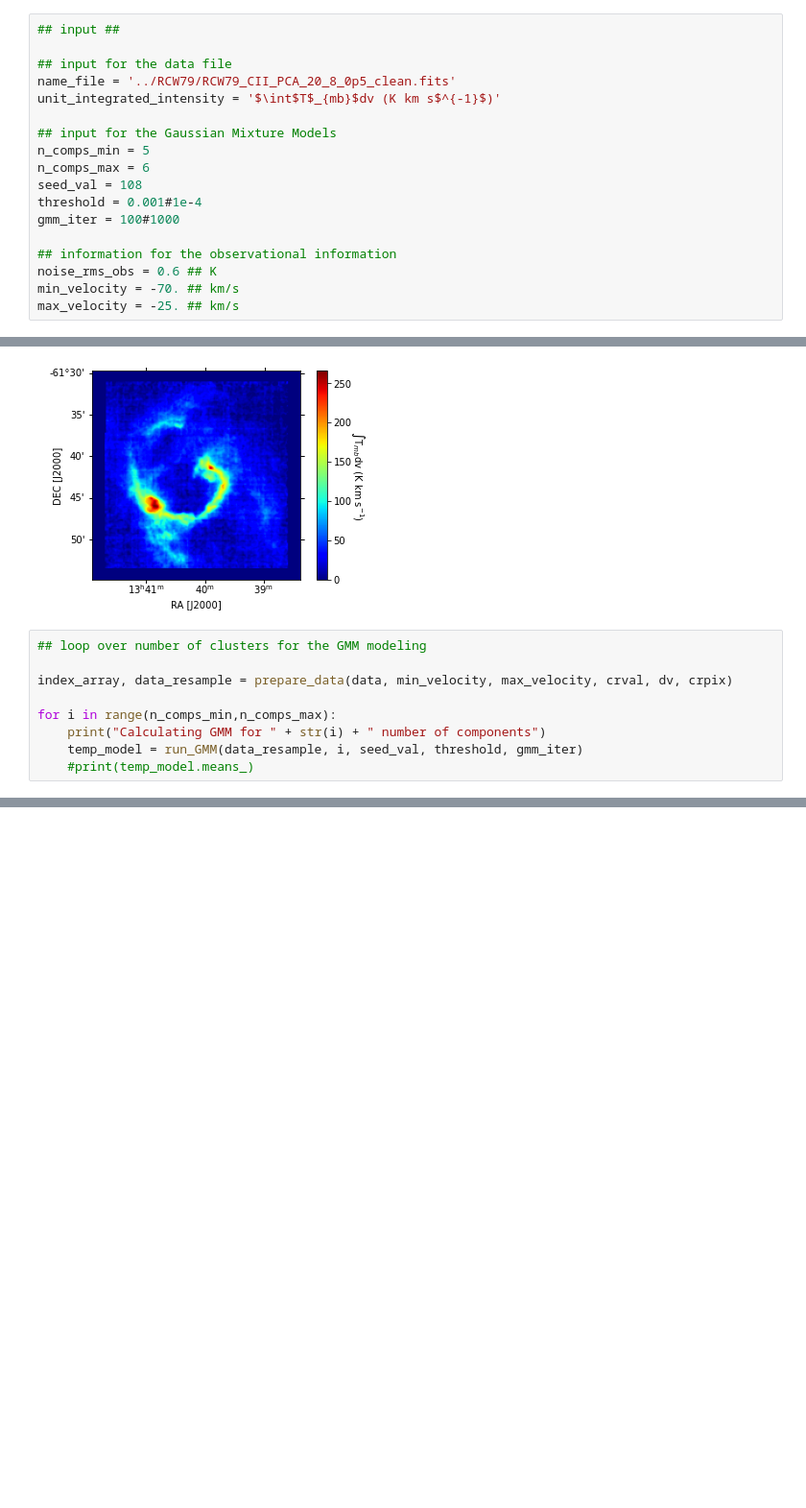
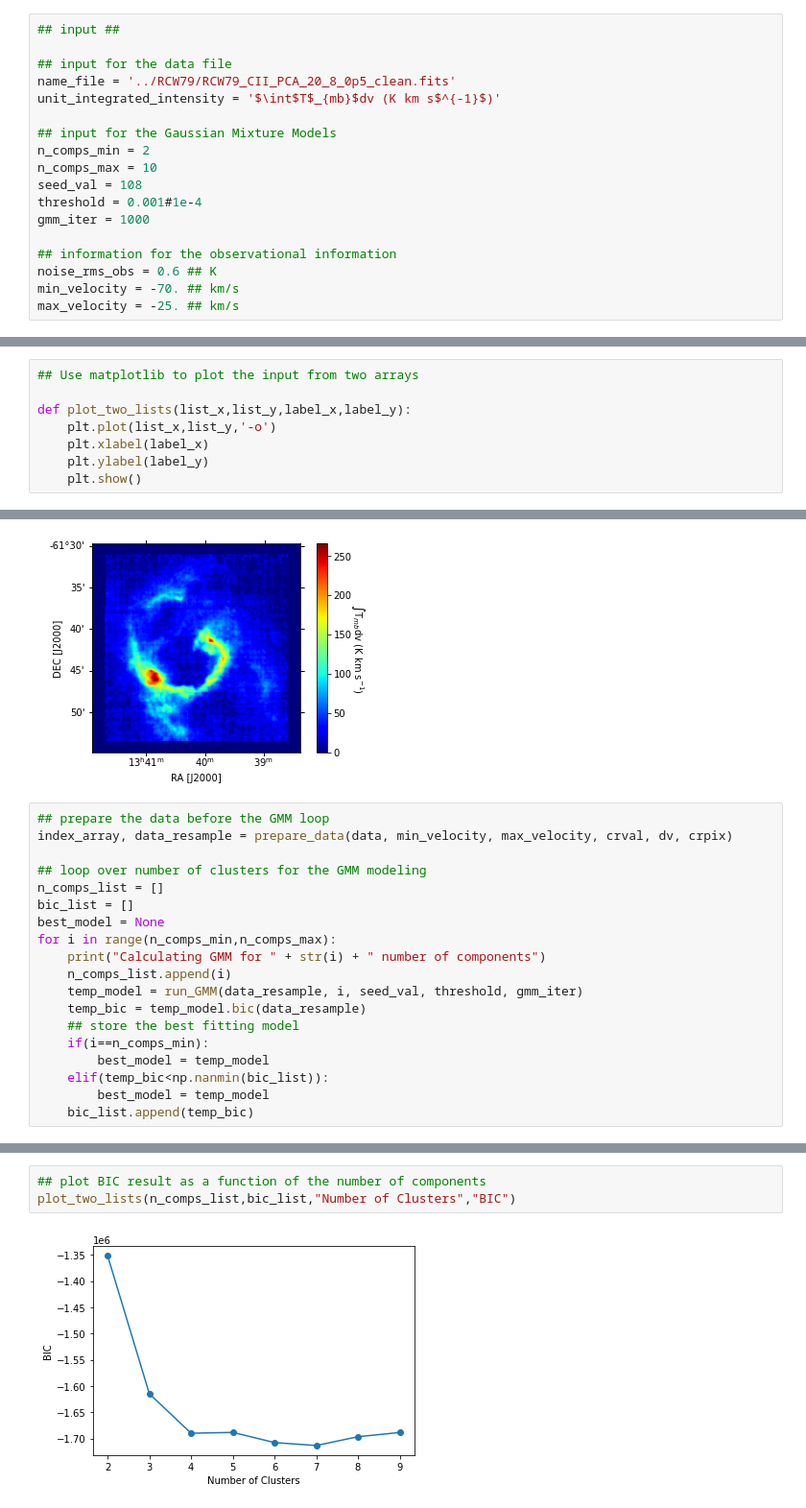
Before and after one commit to lmlb-astro/GMM, a Jupyter notebook: run_GMM_onSpectra_hyperImage.ipynb, the cells around one changed output, grey strips where cells are left out. Shown at 96% size. Saved outputs shown, nothing was run; the diff lists cells and outputs as text; blank space fills up the shorter version.

Commit message:
BIC and spatial distribution
Calculate BIC and plot the spatial distribution of the different identified clusters for the solution with the lowest BIC

```diff
--- a/run_GMM_onSpectra_hyperImage.ipynb
+++ b/run_GMM_onSpectra_hyperImage.ipynb
@@ -20,11 +20,11 @@ name_file = '../RCW79/RCW79_CII_PCA_20_8_0p5_clean.fits'
 unit_integrated_intensity = '$\int$T$_{mb}$dv (K km s$^{-1}$)'
 
 ## input for the Gaussian Mixture Models
-n_comps_min = 5
-n_comps_max = 6
+n_comps_min = 2
+n_comps_max = 10
 seed_val = 108
 threshold = 0.001#1e-4
-gmm_iter = 100#1000
+gmm_iter = 1000
 
 ## information for the observational information
 noise_rms_obs = 0.6 ## K
@@ -143,3 +145,11 @@ def prepare_data(data, min_vel, max_vel, crval, dv, crpix):
 def run_GMM(sample_data, num_comps, seed, threshold, max_iter):
     model = GaussianMixture(n_components=num_comps, init_params='kmeans', covariance_type='full', random_state=seed, tol=threshold, max_iter=max_iter).fit(sample_data)
     return model
+# %%
+## Use matplotlib to plot the input from two arrays
+
+def plot_two_lists(list_x,list_y,label_x,label_y):
+    plt.plot(list_x,list_y,'-o')
+    plt.xlabel(label_x)
+    plt.ylabel(label_y)
+    plt.show()
@@ -148,14 +185,24 @@ inspect_intensity_map(data, w, unit_integrated_intensity)
 # %% [output]
 [figure]
 # %%
-## loop over number of clusters for the GMM modeling
-
+## prepare the data before the GMM loop
 index_array, data_resample = prepare_data(data, min_velocity, max_velocity, crval, dv, crpix)
 
+## loop over number of clusters for the GMM modeling
+n_comps_list = []
+bic_list = []
+best_model = None
 for i in range(n_comps_min,n_comps_max):
     print("Calculating GMM for " + str(i) + " number of components")
+    n_comps_list.append(i)
     temp_model = run_GMM(data_resample, i, seed_val, threshold, gmm_iter)
-    #print(temp_model.means_)
+    temp_bic = temp_model.bic(data_resample)
+    ## store the best fitting model
+    if(i==n_comps_min):
+        best_model = temp_model
+    elif(temp_bic<np.nanmin(bic_list)):
+        best_model = temp_model
+    bic_list.append(temp_bic)
 # %% [output]
 The minimal pixel along the z-axis is:40
 The maximal pixel along the z-axis is:130
@@ -186,0 +224,5 @@ Calculating GMM for 5 number of components
+# %%
+## plot BIC result as a function of the number of components
+plot_two_lists(n_comps_list,bic_list,"Number of Clusters","BIC")
+# %% [output]
+[figure, added]
```
Also changed, not shown: parts of 7 cells of this notebook.
